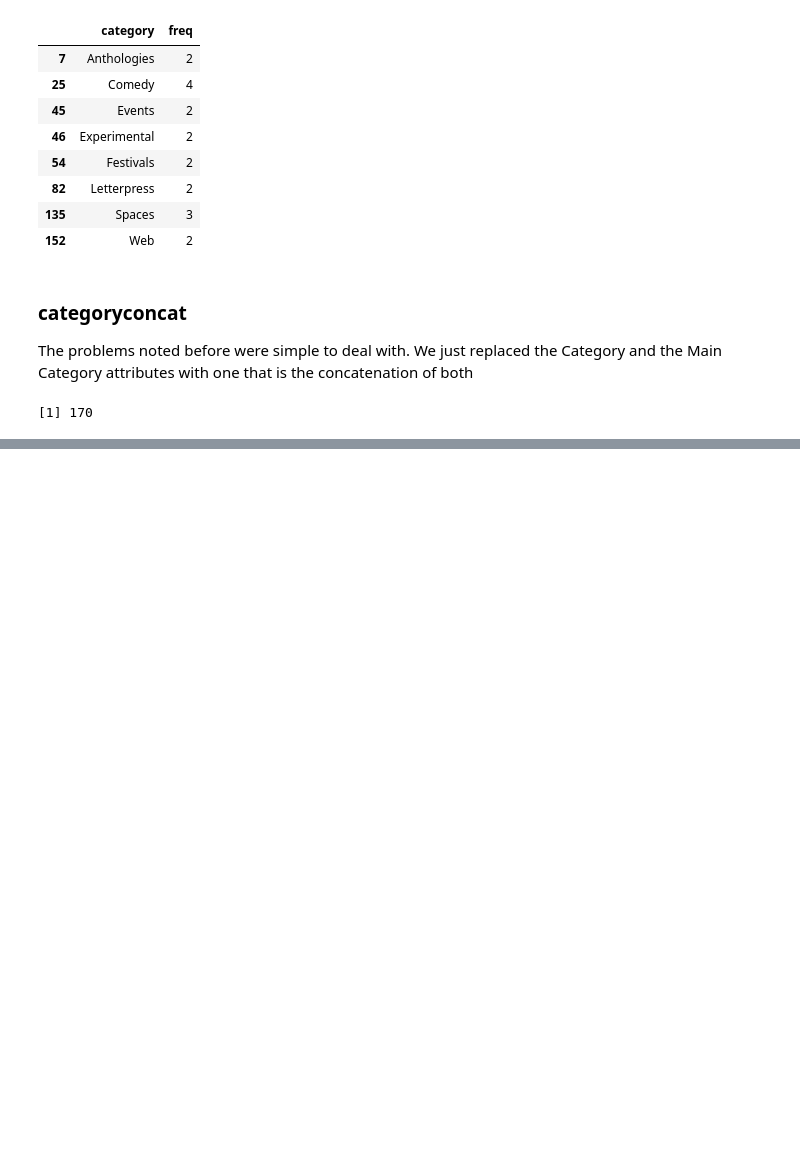
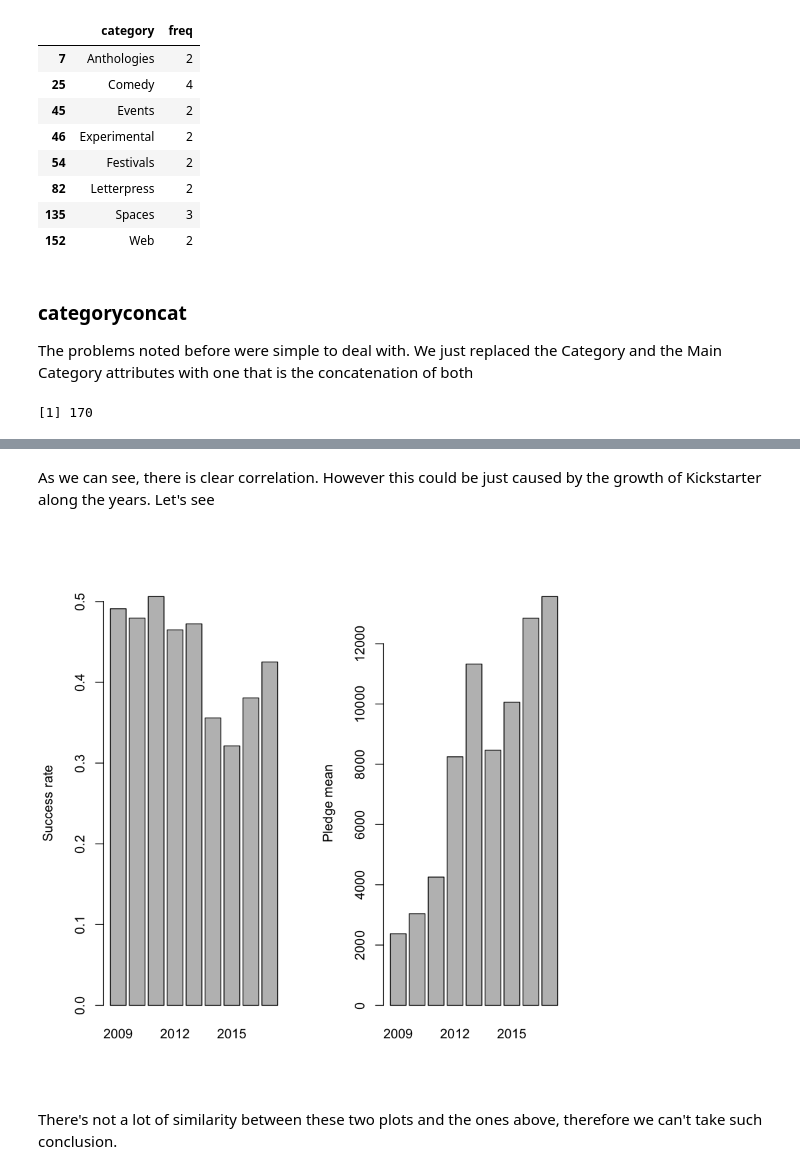
Before and after one commit to MLobo1997/Kickstarter_predictor, a Jupyter notebook: Eval.ipynb, the cells around one changed output, grey strips where cells are left out. Saved outputs shown, nothing was run; the diff lists cells and outputs as text; code cells hidden in the pictures; blank space fills up the shorter version.

```diff
--- a/Eval.ipynb
+++ b/Eval.ipynb
@@ -166,0 +254,13 @@ length(unique(projects$categoryconcat))
+# %% [markdown]
+As we can see, there is clear correlation. However this could be just caused by the growth of Kickstarter along the years. Let's see
+# %%
+par(mfrow=c(1,2))
+len_by_year <- aggregate(success ~ substring(launched,1,4), data = projects, FUN = mean)
+barplot(len_by_year$success, names.arg = len_by_year$`substring(launched, 1, 4)`, ylab = "Success rate")
+
+len_by_year <- aggregate(usd_pledged_real ~ substring(launched,1,4), data = projects, FUN = mean)
+barplot(len_by_year$usd_pledged_real, names.arg = len_by_year$`substring(launched, 1, 4)`, ylab = "Pledge mean")
+# %% [output]
+[figure, added]
+# %% [markdown]
+There's not a lot of similarity between these two plots and the ones above, therefore we can't take such conclusion.
```
Also changed, not shown: parts of 15 cells of this notebook.
